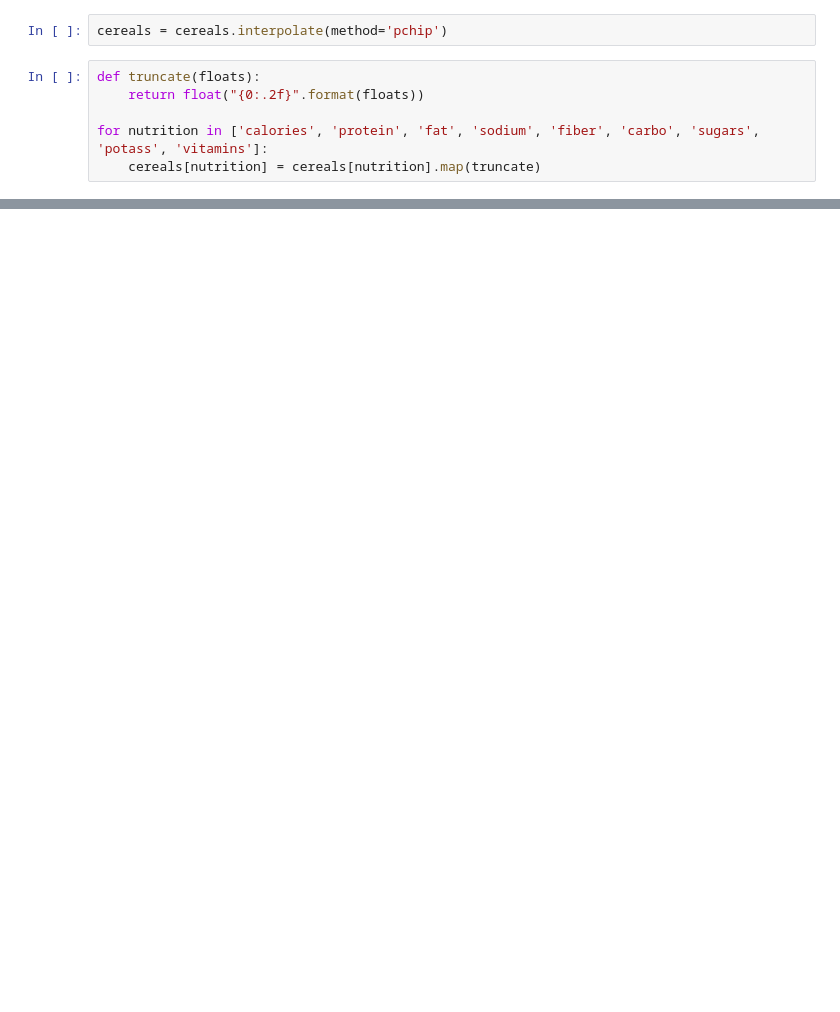
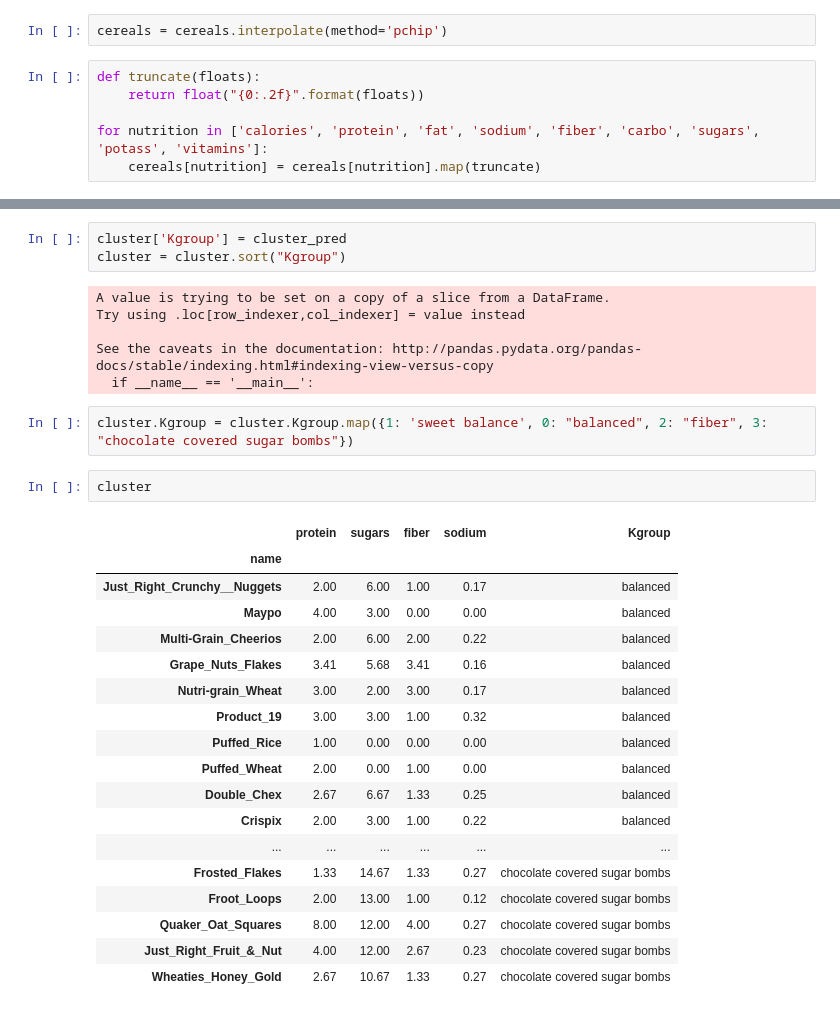
Before and after one commit to tiy-gvl-python-2015-09/honey-nut-clusters, a Jupyter notebook: Milk_and_cereal(Cereal_and_milk).ipynb, the cells around one changed output, grey strips where cells are left out. Cells and saved outputs as stored; diff of their text form; blank space fills up the shorter version.

```diff
--- a/Milk_and_cereal(Cereal_and_milk).ipynb
+++ b/Milk_and_cereal(Cereal_and_milk).ipynb
@@ -39,0 +80,32 @@ cereals
+# %%
+cluster['Kgroup'] = cluster_pred
+cluster = cluster.sort("Kgroup")
+# %% [output]
+A value is trying to be set on a copy of a slice from a DataFrame.
+Try using .loc[row_indexer,col_indexer] = value instead
+
+See the caveats in the documentation: http://pandas.pydata.org/pandas-docs/stable/indexing.html#indexing-view-versus-copy
+  if __name__ == '__main__':
+# %%
+cluster.Kgroup = cluster.Kgroup.map({1: 'sweet balance', 0: "balanced", 2: "fiber", 3: "chocolate covered sugar bombs"})
+# %%
+cluster
+# %% [output]
+|  | protein | sugars | fiber | sodium | Kgroup |
+| name |  |  |  |  |  |
+| Just_Right_Crunchy__Nuggets | 2.00 | 6.00 | 1.00 | 0.17 | balanced |
+| Maypo | 4.00 | 3.00 | 0.00 | 0.00 | balanced |
+| Multi-Grain_Cheerios | 2.00 | 6.00 | 2.00 | 0.22 | balanced |
+| Grape_Nuts_Flakes | 3.41 | 5.68 | 3.41 | 0.16 | balanced |
+| Nutri-grain_Wheat | 3.00 | 2.00 | 3.00 | 0.17 | balanced |
+| Product_19 | 3.00 | 3.00 | 1.00 | 0.32 | balanced |
+| Puffed_Rice | 1.00 | 0.00 | 0.00 | 0.00 | balanced |
+| Puffed_Wheat | 2.00 | 0.00 | 1.00 | 0.00 | balanced |
+| Double_Chex | 2.67 | 6.67 | 1.33 | 0.25 | balanced |
+| Crispix | 2.00 | 3.00 | 1.00 | 0.22 | balanced |
+| ... | ... | ... | ... | ... | ... |
+| Frosted_Flakes | 1.33 | 14.67 | 1.33 | 0.27 | chocolate covered sugar bombs |
+| Froot_Loops | 2.00 | 13.00 | 1.00 | 0.12 | chocolate covered sugar bombs |
+| Quaker_Oat_Squares | 8.00 | 12.00 | 4.00 | 0.27 | chocolate covered sugar bombs |
+| Just_Right_Fruit_&_Nut | 4.00 | 12.00 | 2.67 | 0.23 | chocolate covered sugar bombs |
+| Wheaties_Honey_Gold | 2.67 | 10.67 | 1.33 | 0.27 | chocolate covered sugar bombs |
```
Also changed, not shown: parts of 12 cells of this notebook, 1 other file.
